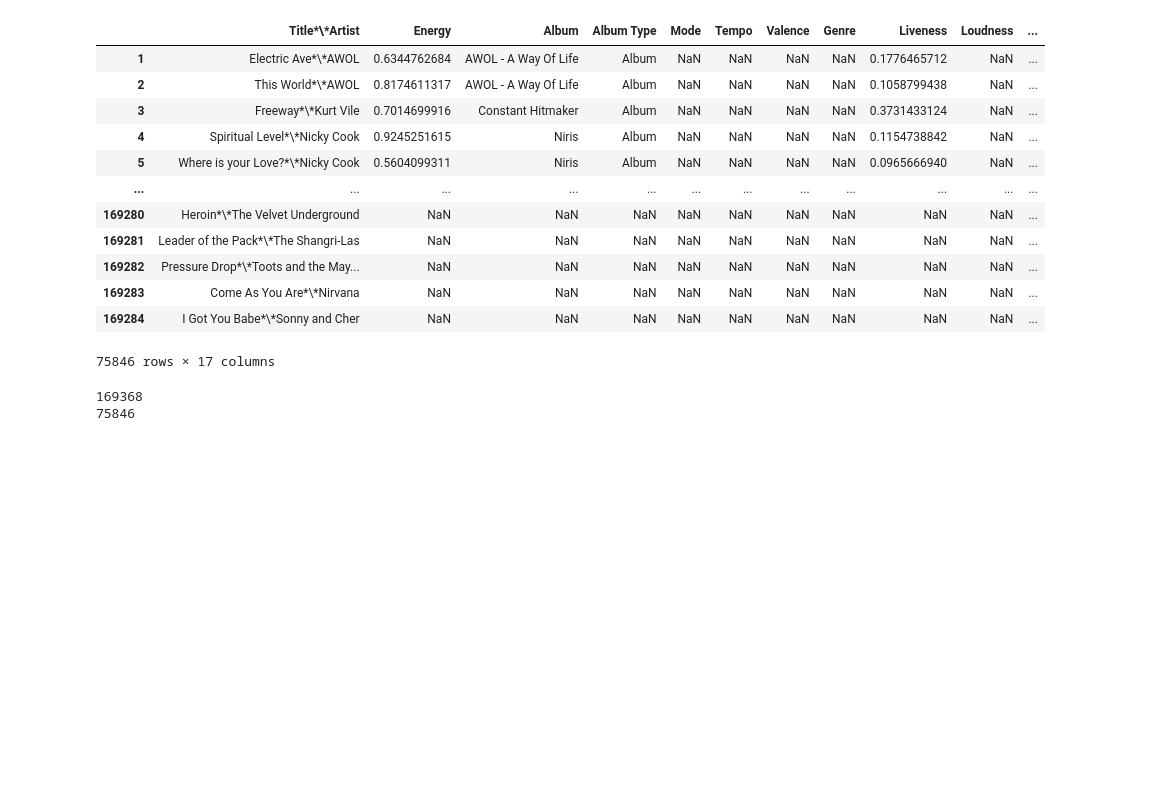
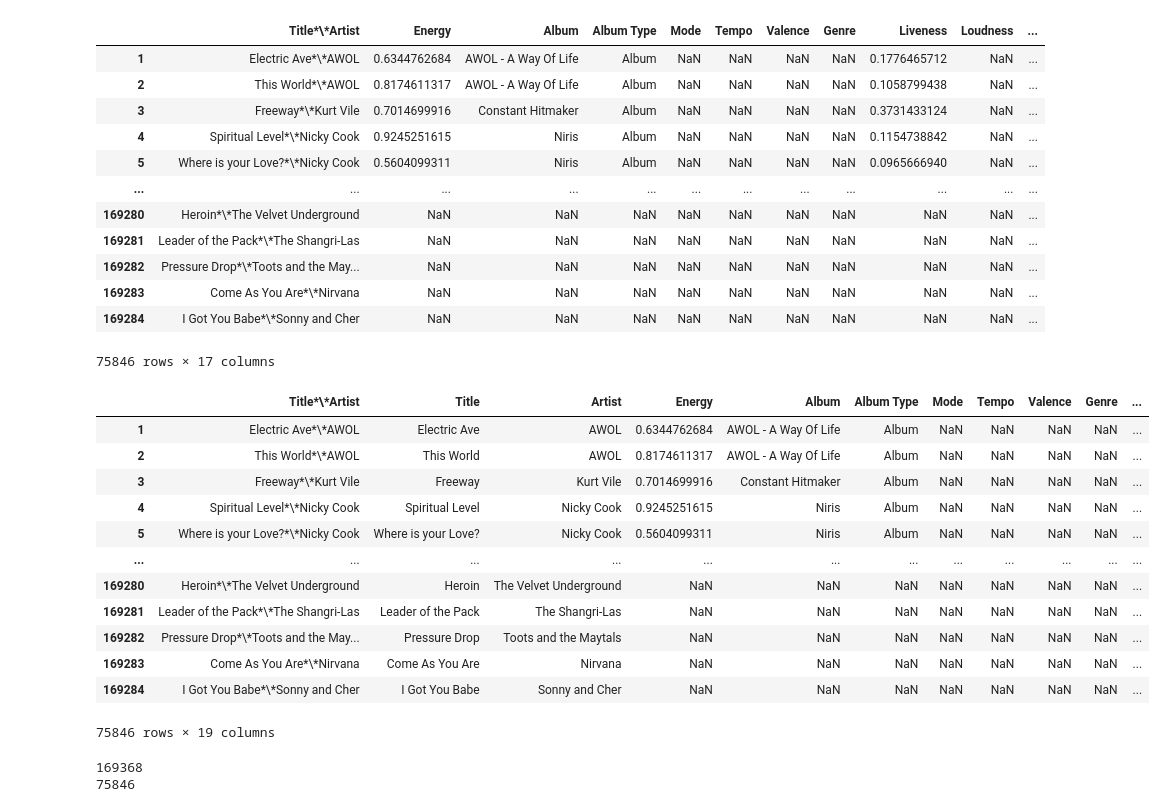
Before and after one commit to enriqfatima/COGS118B_Project, a Jupyter notebook: Data_Wrangling_groupXXX.ipynb, the cells around one changed output. Saved outputs shown, nothing was run; the diff lists cells and outputs as text; code cells hidden in the pictures; blank space fills up the shorter version.

Commit message:
Revised merged dataset.

```diff
--- a/Data_Wrangling_groupXXX.ipynb
+++ b/Data_Wrangling_groupXXX.ipynb
@@ -754,7 +754,9 @@ print(len(merged_dataset))
 169285
 # %%
 # Drop all rows that have NaN values for every feature
-merged_dataset = merged_dataset.dropna(how='all', subset=['Mode', 'Tempo', 'Valence', 'Genre', 'Liveness', 'Loudness', 'Danceability', 'Speechiness', 'Acousticness', 'Instrumentalness', 'Description'])
+key_features = ['Mode', 'Tempo', 'Valence', 'Genre', 'Liveness', 'Loudness', 'Danceability', 'Speechiness', 'Acousticness', 'Instrumentalness', 'Description']
+
+merged_dataset = merged_dataset.dropna(how='all', subset=key_features)
 merged_dataset
 # %% [output]
 |  | Title*\*Artist | Energy | Album | Album Type | Mode | Tempo | Valence | Genre | Liveness | Loudness | ... |
@@ -770,6 +772,24 @@ merged_dataset
 | 169283 | Come As You Are*\*Nirvana | NaN | NaN | NaN | NaN | NaN | NaN | NaN | NaN | NaN | ... |
 | 169284 | I Got You Babe*\*Sonny and Cher | NaN | NaN | NaN | NaN | NaN | NaN | NaN | NaN | NaN | ... |
 75846 rows × 17 columns
+# %%
+# Move "Artist" and "Title" columns to the second index
+merged_dataset = merged_dataset.reindex(columns=['Title*\*Artist', 'Title', 'Artist'] + merged_dataset.columns.tolist()[1:])
+merged_dataset
+# %% [output]
+|  | Title*\*Artist | Title | Artist | Energy | Album | Album Type | Mode | Tempo | Valence | Genre | ... |
+| 1 | Electric Ave*\*AWOL | Electric Ave | AWOL | 0.6344762684 | AWOL - A Way Of Life | Album | NaN | NaN | NaN | NaN | ... |
+| 2 | This World*\*AWOL | This World | AWOL | 0.8174611317 | AWOL - A Way Of Life | Album | NaN | NaN | NaN | NaN | ... |
+| 3 | Freeway*\*Kurt Vile | Freeway | Kurt Vile | 0.7014699916 | Constant Hitmaker | Album | NaN | NaN | NaN | NaN | ... |
+| 4 | Spiritual Level*\*Nicky Cook | Spiritual Level | Nicky Cook | 0.9245251615 | Niris | Album | NaN | NaN | NaN | NaN | ... |
+| 5 | Where is your Love?*\*Nicky Cook | Where is your Love? | Nicky Cook | 0.5604099311 | Niris | Album | NaN | NaN | NaN | NaN | ... |
+| ... | ... | ... | ... | ... | ... | ... | ... | ... | ... | ... | ... |
+| 169280 | Heroin*\*The Velvet Underground | Heroin | The Velvet Underground | NaN | NaN | NaN | NaN | NaN | NaN | NaN | ... |
+| 169281 | Leader of the Pack*\*The Shangri-Las | Leader of the Pack | The Shangri-Las | NaN | NaN | NaN | NaN | NaN | NaN | NaN | ... |
+| 169282 | Pressure Drop*\*Toots and the May... | Pressure Drop | Toots and the Maytals | NaN | NaN | NaN | NaN | NaN | NaN | NaN | ... |
+| 169283 | Come As You Are*\*Nirvana | Come As You Are | Nirvana | NaN | NaN | NaN | NaN | NaN | NaN | NaN | ... |
+| 169284 | I Got You Babe*\*Sonny and Cher | I Got You Babe | Sonny and Cher | NaN | NaN | NaN | NaN | NaN | NaN | NaN | ... |
+75846 rows × 19 columns
 # %%
 final_expected_row_count = len(fma) + len(spotify_data) + len(df_top_500) + len(new_name_edited_pred_Music)
 print(final_expected_row_count)
```
Also changed, not shown: parts of 1 cell of this notebook.
